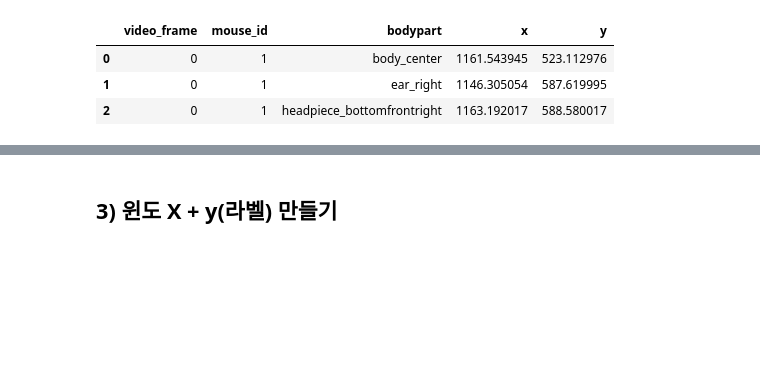
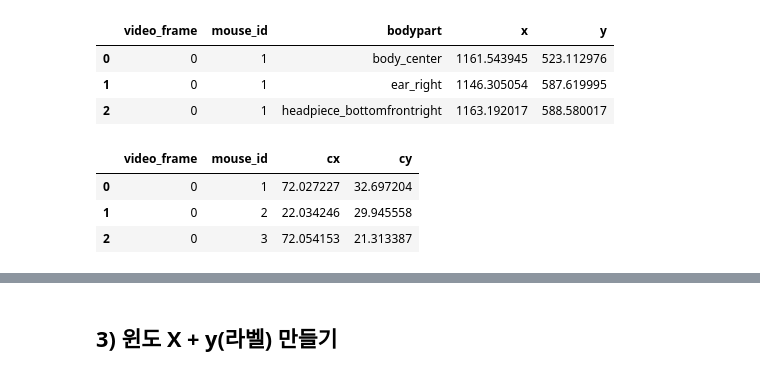
Before and after one commit to jiyoungeeeeeeeeeeeeeeeeeeeee/MABe-Challenge---Social-Action-Recognition-in-Mice, a Jupyter notebook: MABe_EDA.ipynb, the cells around one changed output, grey strips where cells are left out. Cells and saved outputs as stored; diff of their text form; code cells hidden in the pictures; blank space fills up the shorter version.

```diff
--- a/MABe_EDA.ipynb
+++ b/MABe_EDA.ipynb
@@ -138,5 +144,3 @@ AGENT
-# %%
-meta_train['video_id'] = meta_train['video_id'].astype(str)
-m = meta_train[meta_train['video_id'] == VIDEO_ID ].iloc[0]
-fps  = float(m['frames_per_second'])
-ppcm = float(m['pix_per_cm_approx'])
+# %%
+meta_data = get_agent_target_action(meta_train = meta_train , video_id='44566106')
+meta_data
@@ -143,6 +156,6 @@ ppcm = float(m['pix_per_cm_approx'])
 # %%
 trk_dir = BASE/'train_tracking'
-trk_path = next(p for p in trk_dir.rglob(f"{VIDEO_ID}.*"))
+trk_path = next(p for p in trk_dir.rglob(f"{meta_data['video_id']}.*"))
 trk = pd.read_parquet(trk_path , engine= 'pyarrow')
 # %%
 ann_dir  = BASE/'train_annotation'
@@ -158,12 +171,23 @@ trk.head(3)
 | 1 | 0 | 1 | ear_right | 1146.305054 | 587.619995 |
 | 2 | 0 | 1 | headpiece_bottomfrontright | 1163.192017 | 588.580017 |
 # %%
-# 픽셀 -> cm로 변환
-use = trk[['video_frame','mouse_id','bodypart','x','y']].copy()
-use[['x','y']] = use[['x','y']]/ppcm
+def pix_exchange_cm(trk , meta_data):
 
-# 바디 파트 평균 -> 중심점 계산 (팔,다리 등 모든 움직임보다 몸의 중심점 이동 측정)
-cen = (use.groupby(["video_frame","mouse_id"], as_index=False)[["x","y"]]
+  use = trk[['video_frame','mouse_id','bodypart','x','y']].copy()
+  use[['x','y']] = use[['x','y']]/meta_data['ppcm']
+
+  # 프레임 × mouse_id 별 평균 좌표 계산
+  cen = (use.groupby(["video_frame","mouse_id"], as_index=False)[["x","y"]]
            .mean().rename(columns={"x":"cx","y":"cy"}))
+
+  return cen
+# %%
+tkr_cem = pix_exchange_cm(trk= trk , meta_data= meta_data)
+tkr_cem.head(3)
+# %% [output]
+|  | video_frame | mouse_id | cx | cy |
+| 0 | 0 | 1 | 72.027227 | 32.697204 |
+| 1 | 0 | 2 | 22.034246 | 29.945558 |
+| 2 | 0 | 3 | 72.054153 | 21.313387 |
 # %%
 import numpy as np
```
Also changed, not shown: parts of 19 cells of this notebook.
